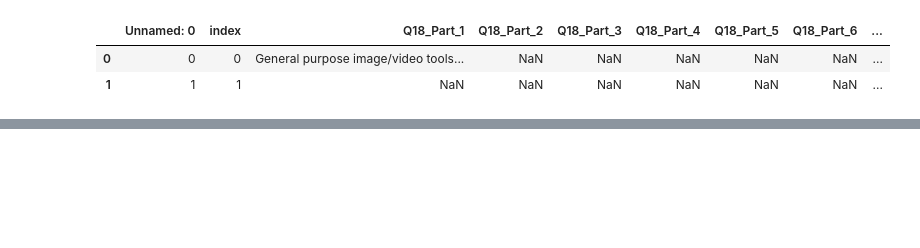
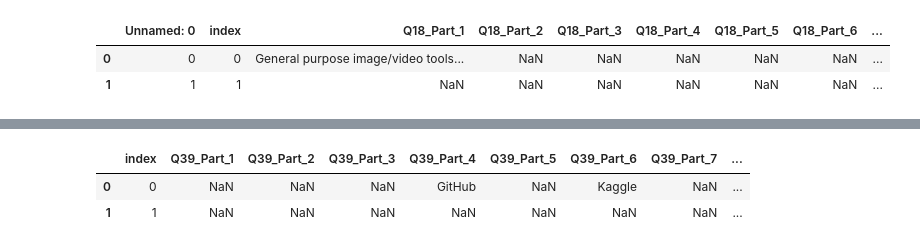
Before and after one commit to Adalab/project-da-promo-d-modulo-2-team-4, a Jupyter notebook: seleccion-columnas.ipynb, the cells around one changed output, grey strips where cells are left out. Cells and saved outputs as stored; diff of their text form; code cells hidden in the pictures; blank space fills up the shorter version.

Commit message:
añadida función para seleccionar columnas

```diff
--- a/seleccion-columnas.ipynb
+++ b/seleccion-columnas.ipynb
@@ -21,5 +21,4 @@ def seleccionar_columnas(df, patron):
         if len(elemento_col) ==1:
             lista_columnas.append(elemento_col[0])
     df = df[lista_columnas]
-    df.rename = f'{df}'
     return df
@@ -28,2 +25,2 @@ AQUÍ NO CONSIGO QUE DEVUELVA EL DF CORRECTO. EN EL RETURN SÍ PERO NO A LA HORA
 # %%
-seleccionar_columnas(df_data_kaggle, "Q39.*|Q32_B.*|Q34_B.*")
+df_data_kaggle = seleccionar_columnas(df_data_kaggle, "Q39.*|Q32_B.*|Q34_B.*")
@@ -43,0 +27,6 @@ seleccionar_columnas(df_data_kaggle, "Q39.*|Q32_B.*|Q34_B.*")
+# %%
+df_data_kaggle.head(2)
+# %% [output]
+|  | index | Q39_Part_1 | Q39_Part_2 | Q39_Part_3 | Q39_Part_4 | Q39_Part_5 | Q39_Part_6 | Q39_Part_7 | ... |
+| 0 | 0 | NaN | NaN | NaN | GitHub | NaN | Kaggle | NaN | ... |
+| 1 | 1 | NaN | NaN | NaN | NaN | NaN | NaN | NaN | ... |
```
Also changed, not shown: parts of 2 cells of this notebook.
